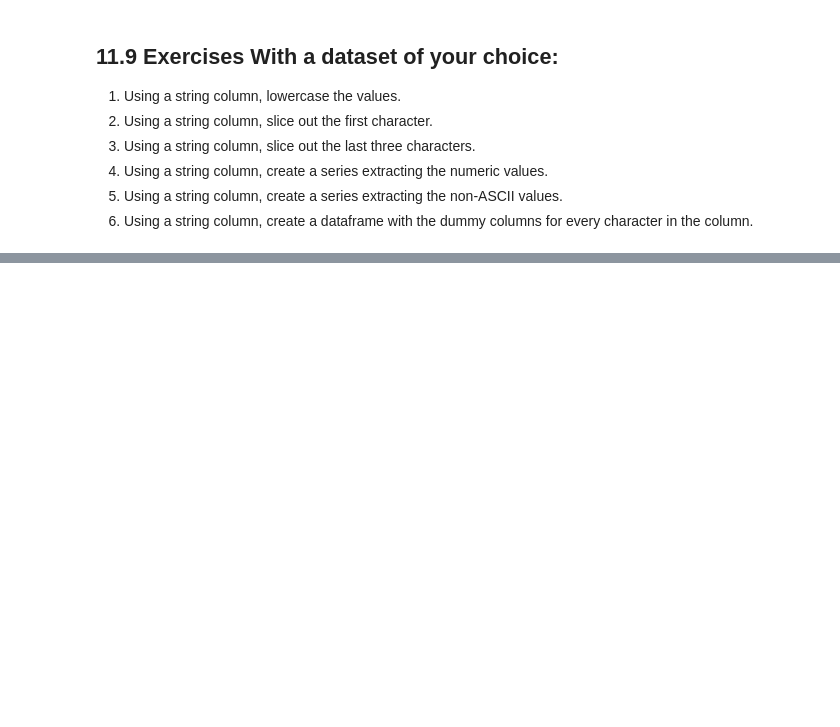
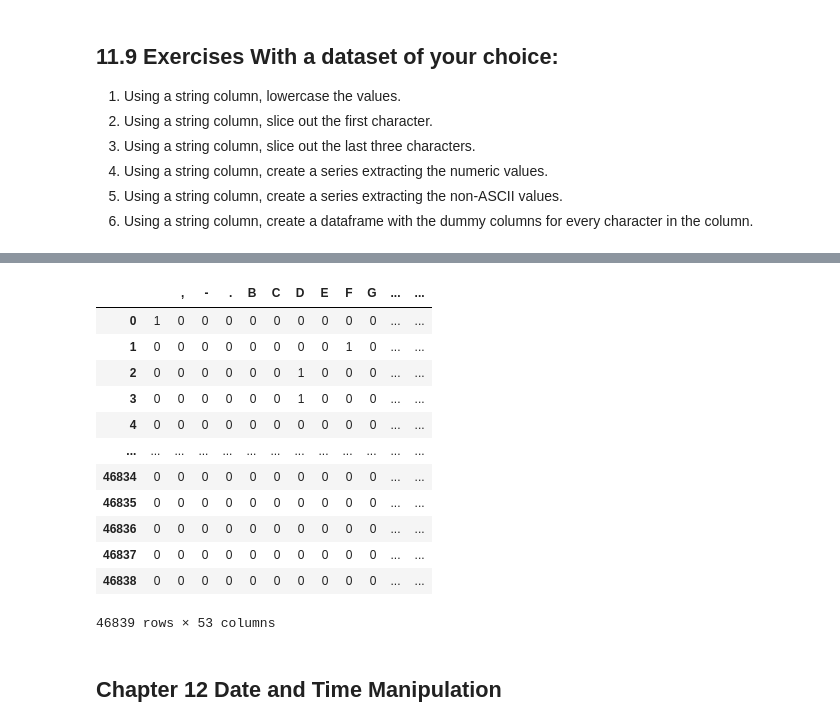
Before and after one commit to adra-dev/effectivepandas, a Jupyter notebook: effectivepandas.ipynb, the cells around one changed output, grey strips where cells are left out. Saved outputs shown, nothing was run; the diff lists cells and outputs as text; code cells hidden in the pictures; blank space fills up the shorter version.

```diff
--- a/effectivepandas.ipynb
+++ b/effectivepandas.ipynb
@@ -1976,0 +2085,4 @@ Name: make, Length: 46839, dtype: object
+# %%
+none_ascii = make.str.replace('A', 'Å')
+# %%
+none_ascii =  none_ascii.astype('string')
@@ -1976,0 +2104,18 @@ Name: make, Length: 46839, dtype: object
+# %%
+none_ascii.str.get_dummies(sep="")
+# %% [output]
+|  |  | , | - | . | B | C | D | E | F | G | ... | ... |
+| 0 | 1 | 0 | 0 | 0 | 0 | 0 | 0 | 0 | 0 | 0 | ... | ... |
+| 1 | 0 | 0 | 0 | 0 | 0 | 0 | 0 | 0 | 1 | 0 | ... | ... |
+| 2 | 0 | 0 | 0 | 0 | 0 | 0 | 1 | 0 | 0 | 0 | ... | ... |
+| 3 | 0 | 0 | 0 | 0 | 0 | 0 | 1 | 0 | 0 | 0 | ... | ... |
+| 4 | 0 | 0 | 0 | 0 | 0 | 0 | 0 | 0 | 0 | 0 | ... | ... |
+| ... | ... | ... | ... | ... | ... | ... | ... | ... | ... | ... | ... | ... |
+| 46834 | 0 | 0 | 0 | 0 | 0 | 0 | 0 | 0 | 0 | 0 | ... | ... |
+| 46835 | 0 | 0 | 0 | 0 | 0 | 0 | 0 | 0 | 0 | 0 | ... | ... |
+| 46836 | 0 | 0 | 0 | 0 | 0 | 0 | 0 | 0 | 0 | 0 | ... | ... |
+| 46837 | 0 | 0 | 0 | 0 | 0 | 0 | 0 | 0 | 0 | 0 | ... | ... |
+| 46838 | 0 | 0 | 0 | 0 | 0 | 0 | 0 | 0 | 0 | 0 | ... | ... |
+46839 rows × 53 columns
+# %% [markdown]
+## Chapter 12 Date and Time Manipulation
```
Also changed, not shown: parts of 36 cells of this notebook.
